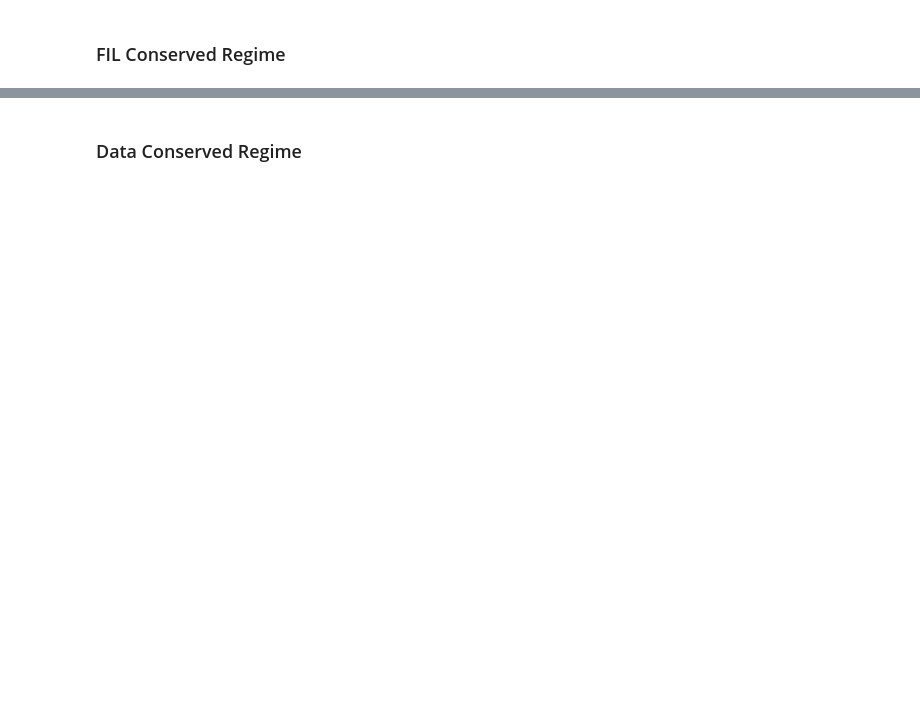
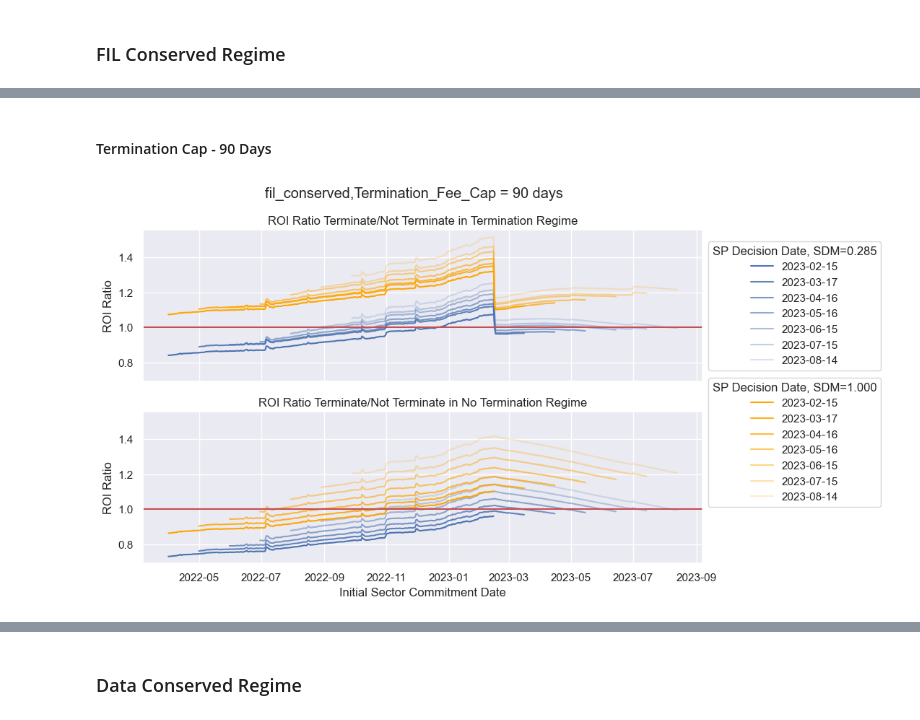
Before and after one commit to protocol/CryptoEconLab, a Jupyter notebook: notebooks/sector_duration_multiplier/SP_Termination_SDMv2_Regimes.ipynb, the cells around one changed output, grey strips where cells are left out. Drawn from its saved outputs; the diff is of its cells as text; code cells hidden in the pictures; blank space fills up the shorter version.

Commit message:
SDM Termination analysis updated

```diff
--- a/notebooks/sector_duration_multiplier/SP_Termination_SDMv2_Regimes.ipynb
+++ b/notebooks/sector_duration_multiplier/SP_Termination_SDMv2_Regimes.ipynb
@@ -66,7 +69,7 @@ def get_regime_dfs(path=os.getcwd() + '/results/incentive_to_terminate/',
                   rr_i= '',
                   filplus_i='',
                   duration_slope=0.285,
-                  is140=True):
+                  is90=True):
     group_terminate_key = 'bb=%d-lt=%0.02f-regime=%s-duration=%0.02f-behavior=%s-rbp=%s-rr=%s-fpr=%s-sdmslope=%0.02f' % \
     (burn_boost, lock_target, plt_regime, duration_yr, 'jump', str(rbp_i),
      str(rr_i), str(filplus_i), duration_slope)
@@ -77,11 +80,11 @@ def get_regime_dfs(path=os.getcwd() + '/results/incentive_to_terminate/',
      str(rr_i), str(filplus_i), duration_slope)
     group_no_terminate_key = 'SDM-(%s)' % (group_no_terminate_key,)
 
-    if is140:
-        with open(path + 'duration_loop_results_terminationfee140days.pkl', 'rb') as f:
+    if is90:
+        with open(path + 'duration_loop_results_90d.pkl', 'rb') as f:
             results = pickle.load(f)
     else:
-        with open(path + 'duration_loop_results_terminationfee280days.pkl', 'rb') as f:
+        with open(path + 'duration_loop_results_terminationfee140days.pkl', 'rb') as f:
             results = pickle.load(f)
 
 
@@ -93,7 +96,16 @@ def get_regime_dfs(path=os.getcwd() + '/results/incentive_to_terminate/',
 # %%
 ## Compute ROI Ratios for given regime
 
-def compute_roi_ratios(dfs_dict_regime):
+def compute_roi_ratios(dfs_dict_regime,
+                       sdm_slope=0.285,
+                       termination_cap=90):
+
+    num_sectors = 18
+
+    if sdm_slope == 0.285:
+        max_sdm = 2
+    elif sdm_slope == 1:
+        max_sdm = 9/2
 
     intervention_date = pd.to_datetime('2023-02-15')
     decision_date = intervention_date
@@ -101,8 +113,8 @@ def compute_roi_ratios(dfs_dict_regime):
     reward_years = 1
     end_date = decision_date + dt.timedelta(365 * reward_years)
     seal_date = start_date
-    salvage_value = 1/3 * 0.2
-    reseal_cost = 0
+    salvage_value = num_sectors * (1-1/max_sdm) * 1/4 * 0.4 #Salvage Value for a 32 GiB Sector in FIL Space
+    reseal_cost = num_sectors * (1/max_sdm) * 0.55 * GiB/TiB * 32 * 1.2 #Scale Gas Cost by 20% to include hardware/energy cost to resealing
 
     df = dfs_dict_regime['rbp_roi']
     df = df.set_index('date')
@@ -110,7 +122,6 @@ def compute_roi_ratios(dfs_dict_regime):
 
     termination_mask = (df.index>=seal_date) & (df.index < decision_date)
     rewards_mask = (df.index>=seal_date) & (df.index < end_date)
-    termination_cap = 5*140
 
     ROI_ratios = {}
 
@@ -120,12 +131,11 @@ def compute_roi_ratios(dfs_dict_regime):
         decision_dates.append(decision_dates[-1] + dt.timedelta(30))
 
     results_roi_ratios = {}
-    sdm_max = 2
 
     for idx,decision_date in enumerate(decision_dates):
-
         seal_date = start_date + dt.timedelta(30*idx)
         roi_ratios_dict = {}
+        IP_dict = {}
         end_date = decision_date + dt.timedelta(365 * reward_years)
         termination_mask = (df.index>=seal_date) & (df.index < decision_date)
         rewards_mask = (df.index>=seal_date) & (df.index < end_date)
@@ -133,18 +143,17 @@ def compute_roi_ratios(dfs_dict_regime):
 
         while seal_date < decision_date:
 
-            ## Compare ROI Ratios for keeping 2 sectors vs salvage value for 1 and then resealing max power (maintain power)
-            IP_seal = sdm_max * df[df.index==seal_date]['day_pledge_per_QAP'].values
-            IP_reseal = sdm_max * df[df.index==decision_date]['day_pledge_per_QAP'].values
+            ## Compare ROI Ratios for keeping (1-1/max(sdm)) sectors vs salvage value for 1 and then resealing max power (maintain power)
+            IP_seal = num_sectors * df[df.index==seal_date]['day_pledge_per_QAP'].values
+            IP_reseal = num_sectors * df[df.index==decision_date]['day_pledge_per_QAP'].values
 
             ## Calc ROI Terminate
-
-            block_reward_terminate = sdm_max * df[rewards_mask]['day_rewards_per_sector'].values.sum()
-            termination_fee = df[termination_mask]['day_rewards_per_sector'].head(termination_cap).values.sum()
-            ROI_terminate = ((block_reward_terminate) - (IP_reseal - IP_seal) - termination_fee + salvage_value)/IP_reseal
+            block_reward_terminate = num_sectors * df[rewards_mask]['day_rewards_per_sector'].values.sum()
+            termination_fee = num_sectors * df[termination_mask]['day_rewards_per_sector'].head(termination_cap).values.sum()
+            ROI_terminate = ((block_reward_terminate) + (IP_seal - IP_reseal) - termination_fee + salvage_value - reseal_cost)/IP_seal
 
             ## Calc ROI No Temrinate
-            block_reward_no_terminate = sdm_max * df[rewards_mask]['day_rewards_per_sector'].values.sum()
+            block_reward_no_terminate = num_sectors * df[rewards_mask]['day_rewards_per_sector'].values.sum()
             ROI_no_terminate = block_reward_no_terminate/IP_seal
 
             ratio = float(ROI_terminate/ROI_no_terminate)
@@ -220,0 +254,7 @@ Text(0.5, 0.98, 'Fil Conserved Regime')
+# %% [markdown]
+#### Termination Cap - 90 Days
+# %%
+plot_termination_results(termination_cap=90,
+                             plt_regime='fil_conserved')
+# %% [output]
+[figure, added]
```
Also changed, not shown: parts of 17 cells of this notebook, 1 other file.
